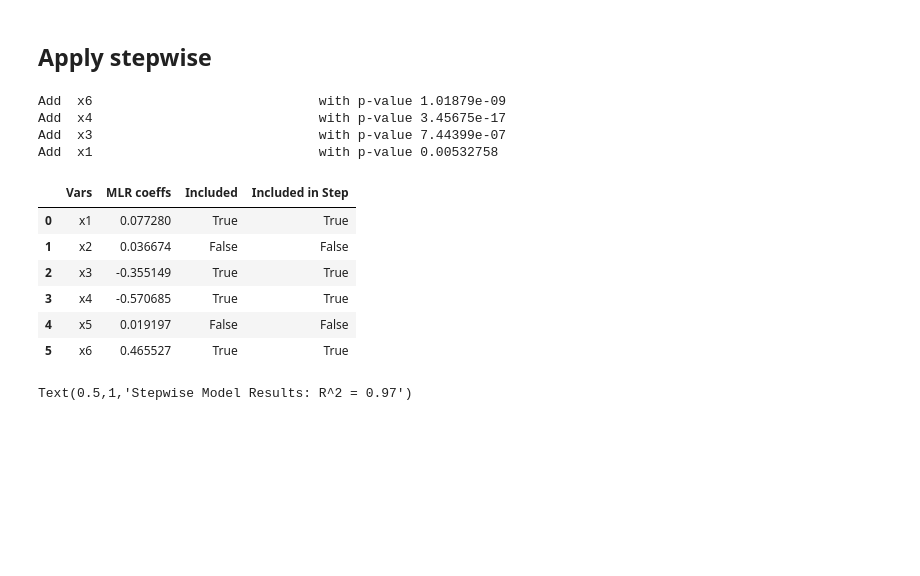
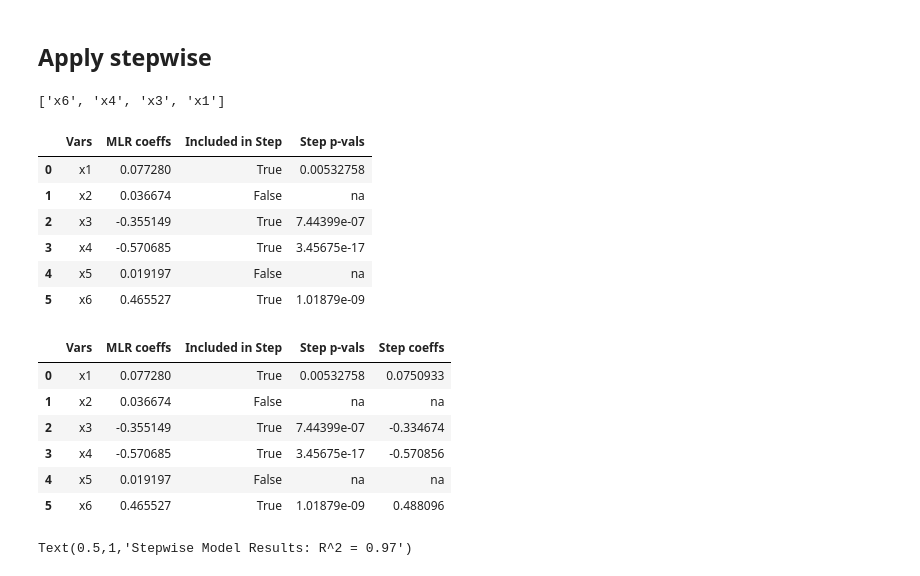
Before and after one commit to Pearl-Ayem/Geoscientific-Data-Science-and-Empirical-Modeling, a Jupyter notebook: Assignment_1/Assn1.ipynb, the cells around one changed output. Cells and saved outputs as stored; diff of their text form; code cells hidden in the pictures; blank space fills up the shorter version.

Commit message:
assn1 complete but want to refine dataframes

```diff
--- a/Assignment_1/Assn1.ipynb
+++ b/Assignment_1/Assn1.ipynb
@@ -278,7 +278,7 @@ def stepwise_selection(X, y,
             changed=True
             if verbose:
                 good_p_vals.append(best_pval)
-                print('Add  {:30} with p-value {:.6}'.format(best_feature, best_pval))
+#                 print('Add  {:30} with p-value {:.6}'.format(best_feature, best_pval))
 
         # backward step
         model = sm.OLS(y, sm.add_constant(pd.DataFrame(X[included]))).fit()
@@ -289,27 +289,26 @@ def stepwise_selection(X, y,
             changed=True
             worst_feature = pvalues.argmax()
             included.remove(worst_feature)
-            if verbose:
-                print('Drop {:30} with p-value {:.6}'.format(worst_feature, worst_pval))
+#             if verbose:
+#                 print('Drop {:30} with p-value {:.6}'.format(worst_feature, worst_pval))
         if not changed:
             break
     return [included,good_p_vals]
 # %%
 result = stepwise_selection(X, y)
 df_coeffs['Included in Step'] = df_coeffs['Vars'].isin(result[0])
+print(result[0])
+df_coeffs['Step p-vals']=[result[1][3],'na',result[1][2],result[1][1],'na',result[1][0]]
 df_coeffs
 # %% [output]
-Add  x6                             with p-value 1.01879e-09
-Add  x4                             with p-value 3.45675e-17
-Add  x3                             with p-value 7.44399e-07
-Add  x1                             with p-value 0.00532758
+['x6', 'x4', 'x3', 'x1']
-|  | Vars | MLR coeffs | Included | Included in Step |
-| 0 | x1 | 0.077280 | True | True |
-| 1 | x2 | 0.036674 | False | False |
-| 2 | x3 | -0.355149 | True | True |
-| 3 | x4 | -0.570685 | True | True |
-| 4 | x5 | 0.019197 | False | False |
-| 5 | x6 | 0.465527 | True | True |
+|  | Vars | MLR coeffs | Included in Step | Step p-vals |
+| 0 | x1 | 0.077280 | True | 0.00532758 |
+| 1 | x2 | 0.036674 | False | na |
+| 2 | x3 | -0.355149 | True | 7.44399e-07 |
+| 3 | x4 | -0.570685 | True | 3.45675e-17 |
+| 4 | x5 | 0.019197 | False | na |
+| 5 | x6 | 0.465527 | True | 1.01879e-09 |
 # %%
 #do MLR using predictors chosen from stepwise regression
 result=result[0]
@@ -319,6 +318,15 @@ ypred_step = lm_step.predict(X[result]) #y predicted by MLR
 intercept_step = lm_step.intercept_ #intercept predicted by MLR
 coef_step = lm_step.coef_ #regression coefficients in MLR model
 R2_step = lm_step.score(X[result],y) #R-squared value from MLR model
+df_coeffs['Step coeffs']=[coef_step[3],'na',coef_step[2],coef_step[1],'na',coef_step[0]]
+# %% [output]
+|  | Vars | MLR coeffs | Included in Step | Step p-vals | Step coeffs |
+| 0 | x1 | 0.077280 | True | 0.00532758 | 0.0750933 |
+| 1 | x2 | 0.036674 | False | na | na |
+| 2 | x3 | -0.355149 | True | 7.44399e-07 | -0.334674 |
+| 3 | x4 | -0.570685 | True | 3.45675e-17 | -0.570856 |
+| 4 | x5 | 0.019197 | False | na | na |
+| 5 | x6 | 0.465527 | True | 1.01879e-09 | 0.488096 |
 # %%
 #visualize stepwise model performance
 
```
Also changed, not shown: parts of 4 cells of this notebook, 3 other files.
